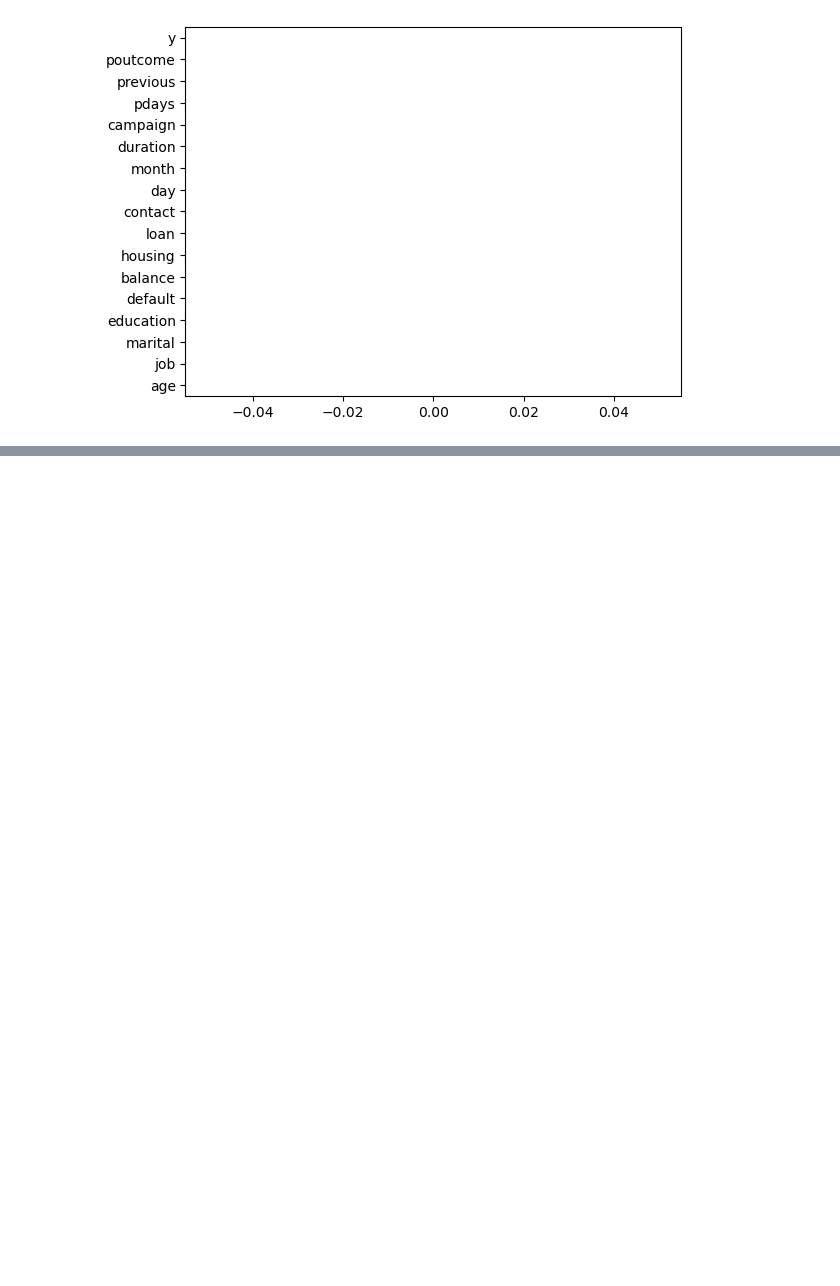
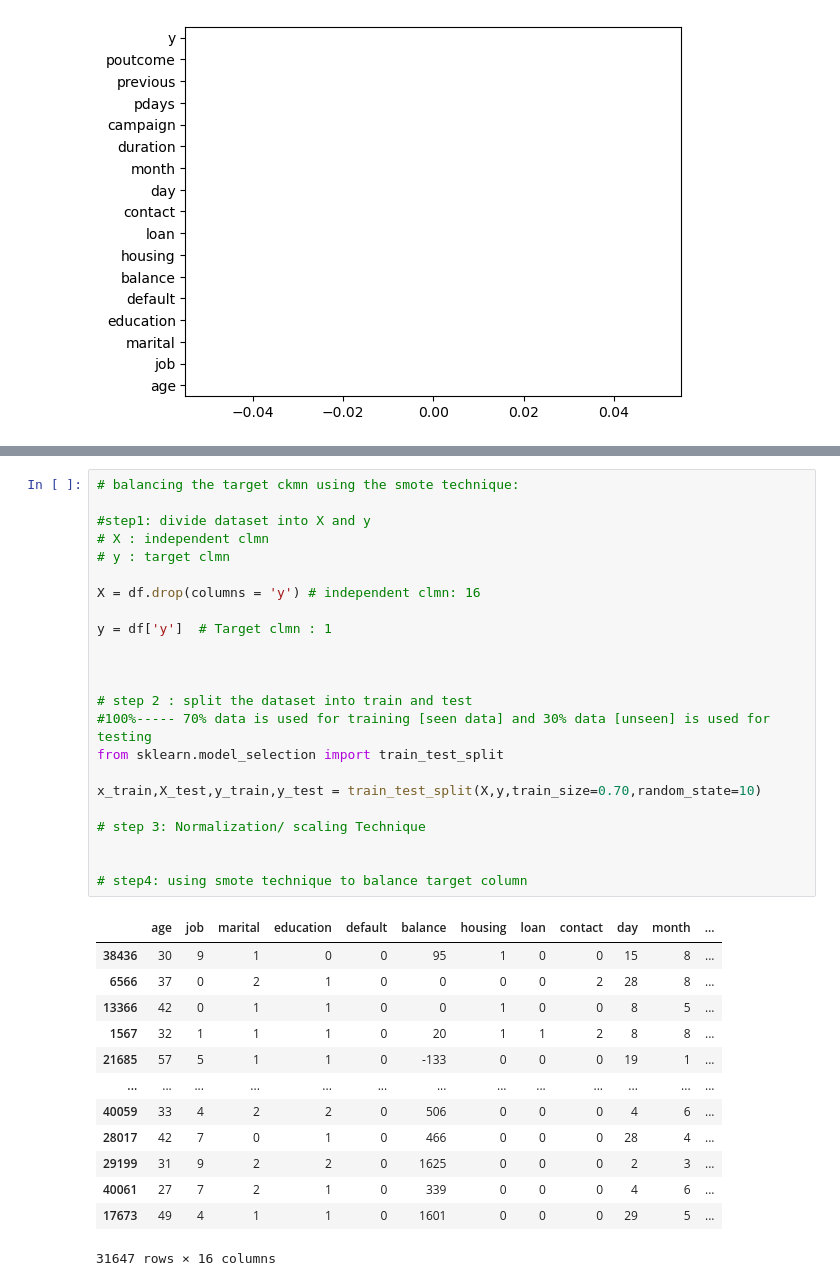
Before and after one commit to adnansayyedd/BankMarketing_MLModel, a Jupyter notebook: Model.ipynb, the cells around one changed output, grey strips where cells are left out. Drawn from its saved outputs; the diff is of its cells as text; blank space fills up the shorter version.

```diff
--- a/Model.ipynb
+++ b/Model.ipynb
@@ -171,0 +291,37 @@ plt.show()
+# %%
+# balancing the target ckmn using the smote technique:
+
+#step1: divide dataset into X and y
+# X : independent clmn
+# y : target clmn
+
+X = df.drop(columns = 'y') # independent clmn: 16
+
+y = df['y']  # Target clmn : 1
+
+
+
+# step 2 : split the dataset into train and test
+#100%----- 70% data is used for training [seen data] and 30% data [unseen] is used for testing
+from sklearn.model_selection import train_test_split
+
+x_train,X_test,y_train,y_test = train_test_split(X,y,train_size=0.70,random_state=10)
+
+# step 3: Normalization/ scaling Technique
+
+
+# step4: using smote technique to balance target column
+# %% [output]
+|  | age | job | marital | education | default | balance | housing | loan | contact | day | month | ... |
+| 38436 | 30 | 9 | 1 | 0 | 0 | 95 | 1 | 0 | 0 | 15 | 8 | ... |
+| 6566 | 37 | 0 | 2 | 1 | 0 | 0 | 0 | 0 | 2 | 28 | 8 | ... |
+| 13366 | 42 | 0 | 1 | 1 | 0 | 0 | 1 | 0 | 0 | 8 | 5 | ... |
+| 1567 | 32 | 1 | 1 | 1 | 0 | 20 | 1 | 1 | 2 | 8 | 8 | ... |
+| 21685 | 57 | 5 | 1 | 1 | 0 | -133 | 0 | 0 | 0 | 19 | 1 | ... |
+| ... | ... | ... | ... | ... | ... | ... | ... | ... | ... | ... | ... | ... |
+| 40059 | 33 | 4 | 2 | 2 | 0 | 506 | 0 | 0 | 0 | 4 | 6 | ... |
+| 28017 | 42 | 7 | 0 | 1 | 0 | 466 | 0 | 0 | 0 | 28 | 4 | ... |
+| 29199 | 31 | 9 | 2 | 2 | 0 | 1625 | 0 | 0 | 0 | 2 | 3 | ... |
+| 40061 | 27 | 7 | 2 | 1 | 0 | 339 | 0 | 0 | 0 | 4 | 6 | ... |
+| 17673 | 49 | 4 | 1 | 1 | 0 | 1601 | 0 | 0 | 0 | 29 | 5 | ... |
+31647 rows × 16 columns
```
Also changed, not shown: parts of 15 cells of this notebook.
